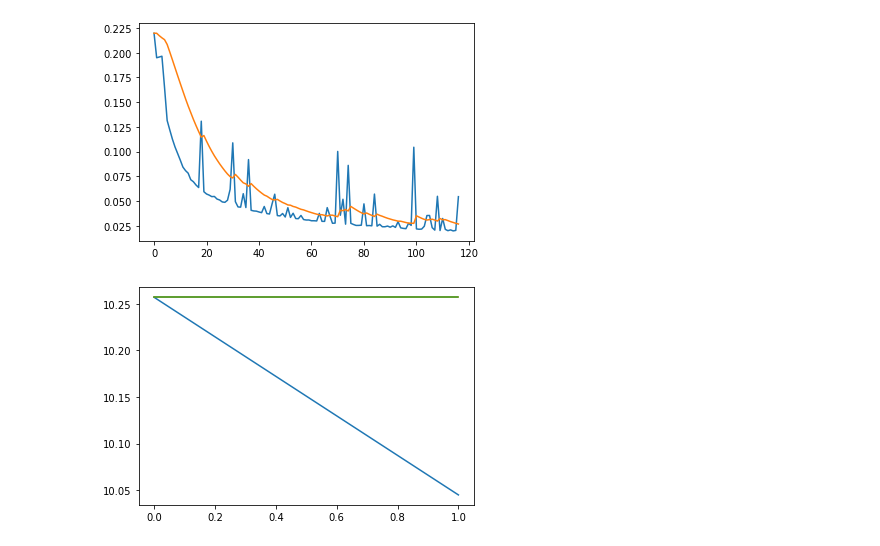
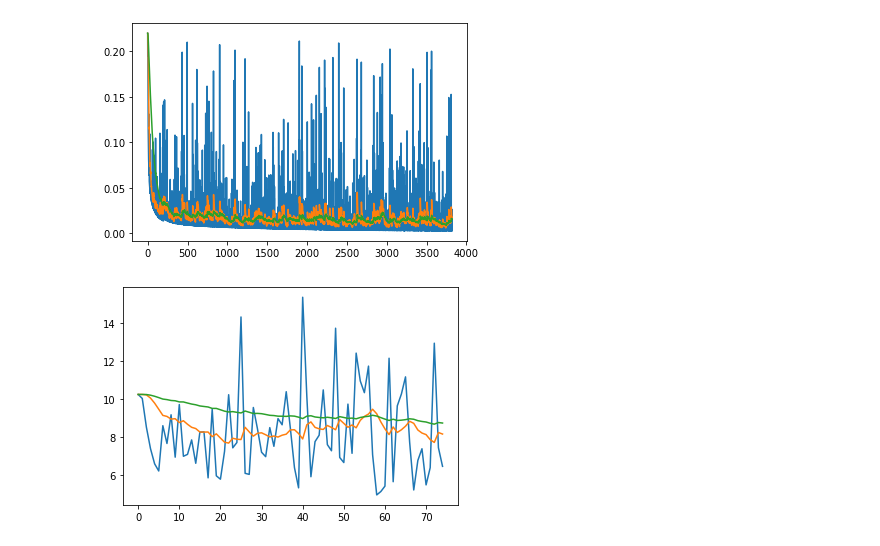
Before and after one commit to trevor-chan/Probabilistic-SR-CT, a Jupyter notebook: log_parse.ipynb, the cells around one changed output. Saved outputs shown, nothing was run; the diff lists cells and outputs as text; code cells hidden in the pictures.

```diff
--- a/log_parse.ipynb
+++ b/log_parse.ipynb
@@ -2,35 +2,38 @@
 import sys
 import matplotlib.pyplot as plt
 
-logpaths = ["iterative_refinement/experiments/sr_ffhq_211130_015253/logs/train.log"]
+logpaths = ["iterative_refinement/experiments/sr_ffhq_211130_015253/logs/train.log",
+           "iterative_refinement/experiments/sr_ffhq_211201_095915/logs/train.log",
+           "iterative_refinement/experiments/sr_ffhq_211203_113818/logs/train.log",]
 # logpaths = ["iterative_refinement/experiments/sr_ffhq_211120_002035/logs/train.log",
 #             "iterative_refinement/experiments/sr_ffhq_211122_204437/logs/train.log",
 #             "iterative_refinement/experiments/sr_ffhq_211123_090353/logs/train.log",
 #           ]
 
 train_losses = []
 val_losses = []
 for logpath in logpaths:
     with open(logpath, 'r') as f:
         contents = f.read()
         for chunk in contents.split("l_pix: ")[1:]:
             train_losses.append(float(chunk[:10]))
         for chunk in contents.split("PSNR: ")[1:]:
             val_losses.append(float(chunk[:10]))
 
 def mvavg(loss, scale=0.1):
     mvavg = [loss[0]]
     for i in range(len(loss)-1):
         mvavg.append(mvavg[i]+(loss[i]-mvavg[i])*scale)
     return mvavg
 
 plt.plot(train_losses)
 plt.plot(mvavg(train_losses))
+plt.plot(mvavg(train_losses, scale = 0.02))
 plt.show()
 plt.plot(val_losses)
 plt.plot(mvavg(val_losses))
 plt.plot(mvavg(val_losses, scale = 0.02))
 plt.show()
 # %% [output]
-[figure, old version]
+[figure, new version]
-[figure, old version]
+[figure, new version]
```
Also changed, not shown: 42 other files.
